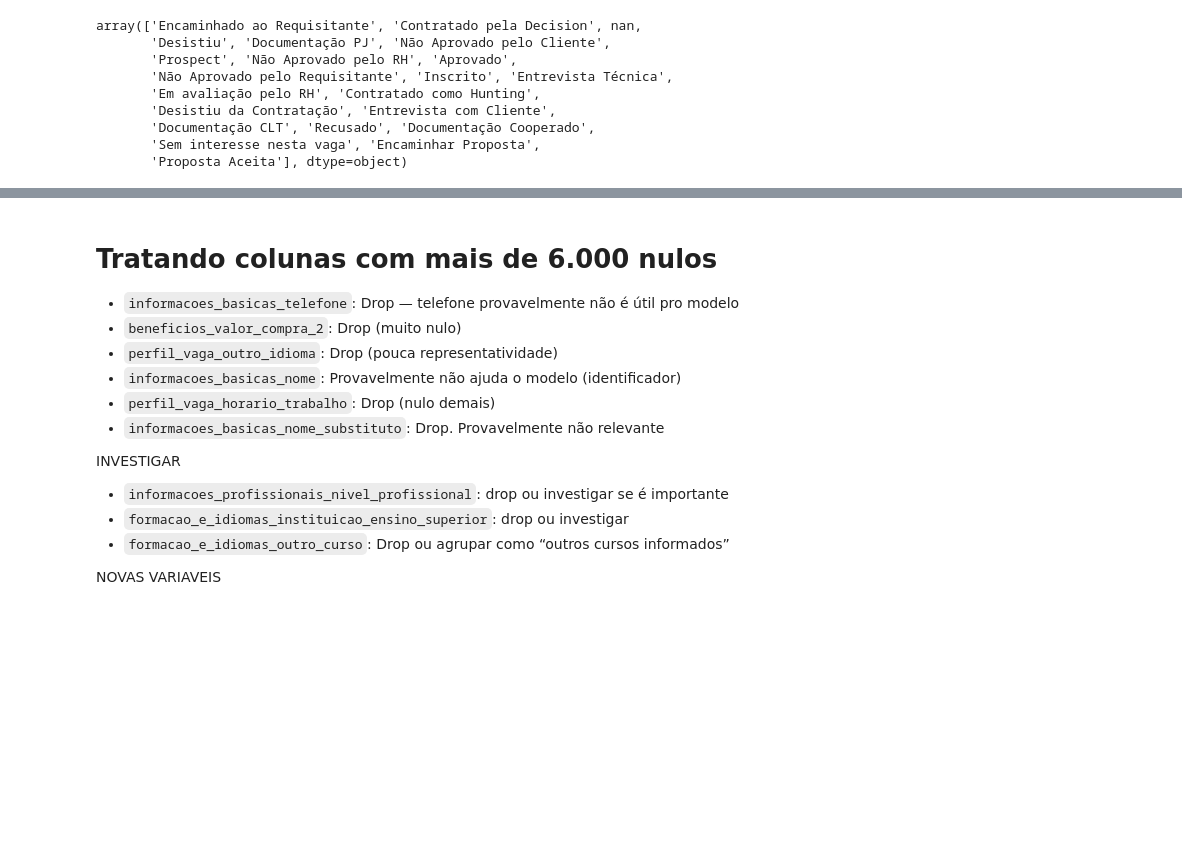
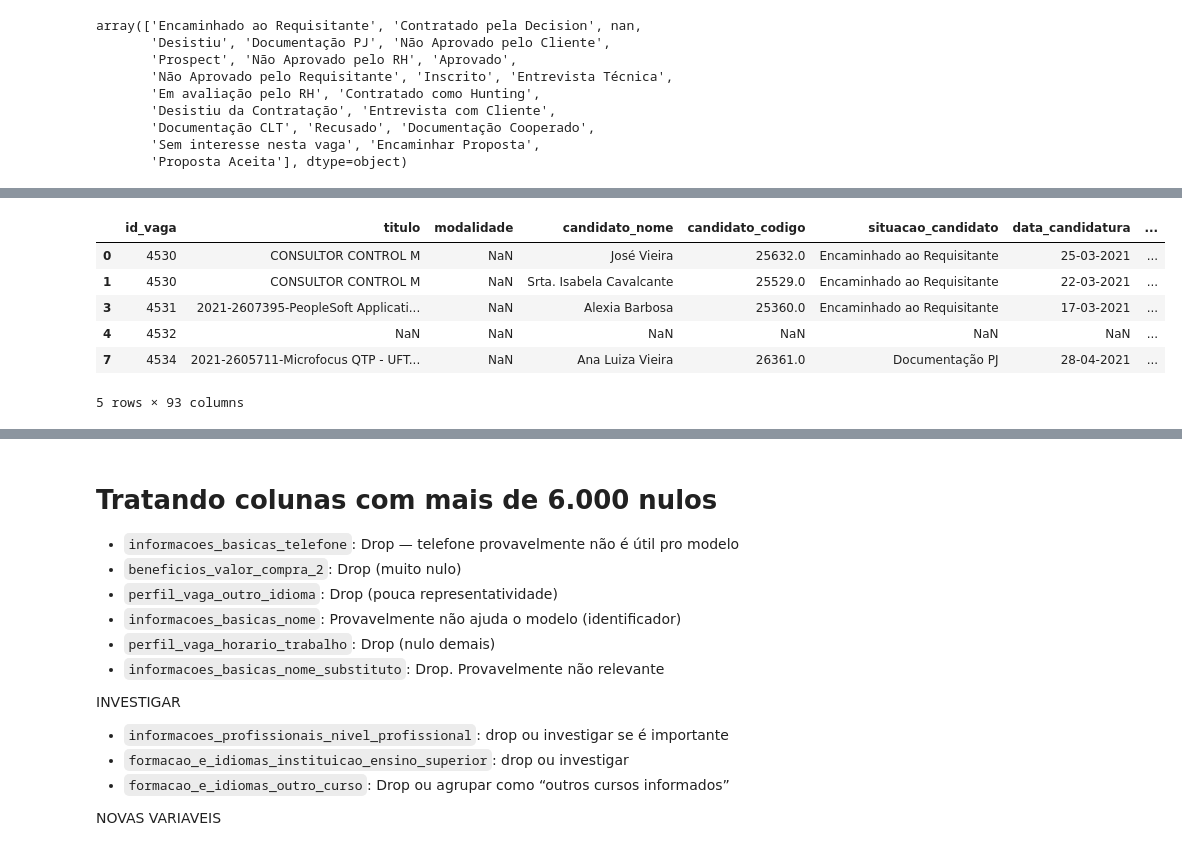
Before and after one commit to letpires/AIDecision, a Jupyter notebook: eda.ipynb, the cells around one changed output, grey strips where cells are left out. Cells and saved outputs as stored; diff of their text form; code cells hidden in the pictures; blank space fills up the shorter version.

```diff
--- a/eda.ipynb
+++ b/eda.ipynb
@@ -472,0 +320,11 @@ nulos_df
+# %%
+df_abertos = data[data['match'].isna()]
+df_abertos.head()
+# %% [output]
+|  | id_vaga | titulo | modalidade | candidato_nome | candidato_codigo | situacao_candidato | data_candidatura | ... |
+| 0 | 4530 | CONSULTOR CONTROL M | NaN | José Vieira | 25632.0 | Encaminhado ao Requisitante | 25-03-2021 | ... |
+| 1 | 4530 | CONSULTOR CONTROL M | NaN | Srta. Isabela Cavalcante | 25529.0 | Encaminhado ao Requisitante | 22-03-2021 | ... |
+| 3 | 4531 | 2021-2607395-PeopleSoft Applicati... | NaN | Alexia Barbosa | 25360.0 | Encaminhado ao Requisitante | 17-03-2021 | ... |
+| 4 | 4532 | NaN | NaN | NaN | NaN | NaN | NaN | ... |
+| 7 | 4534 | 2021-2605711-Microfocus QTP - UFT... | NaN | Ana Luiza Vieira | 26361.0 | Documentação PJ | 28-04-2021 | ... |
+5 rows × 93 columns
```
Also changed, not shown: parts of 80 cells of this notebook.
